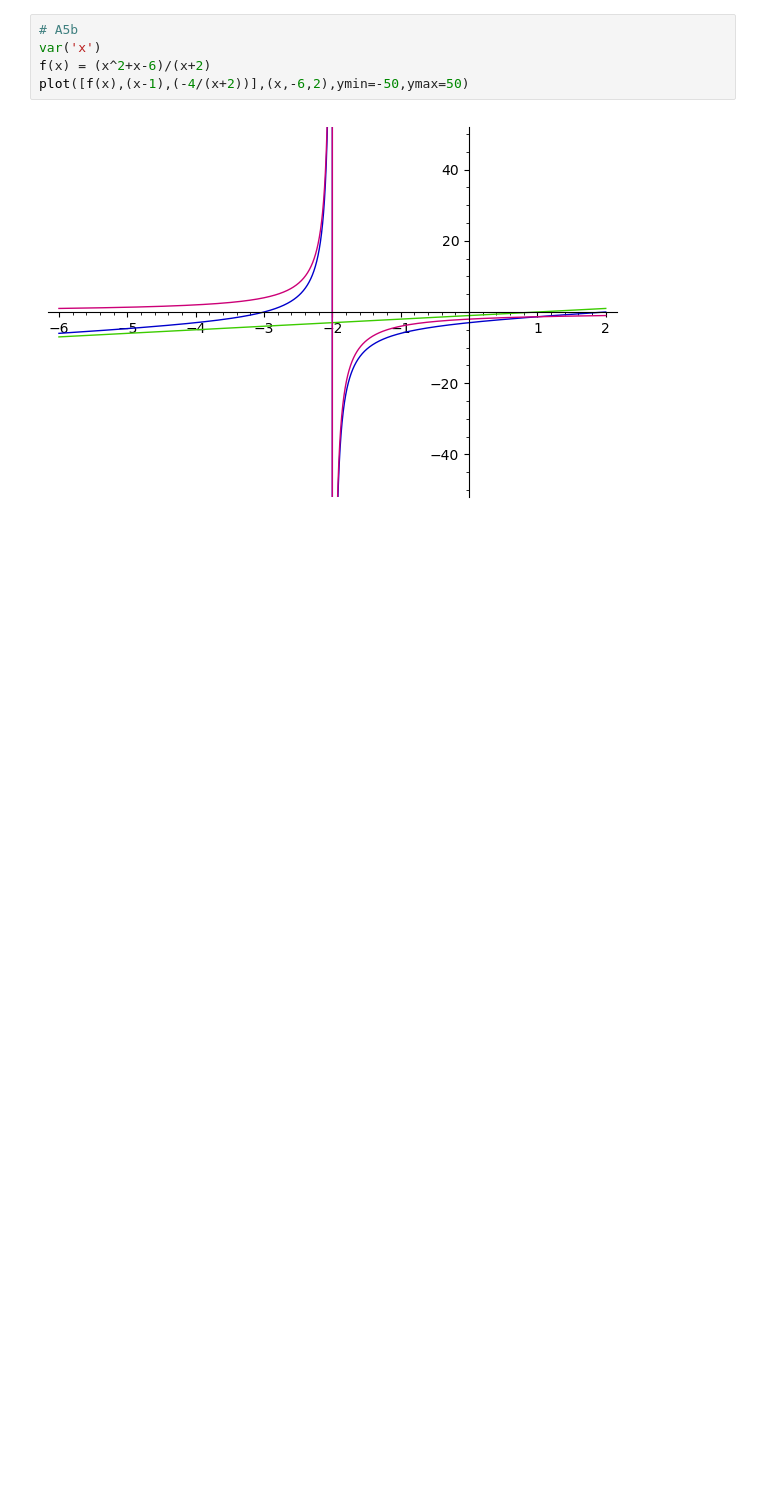
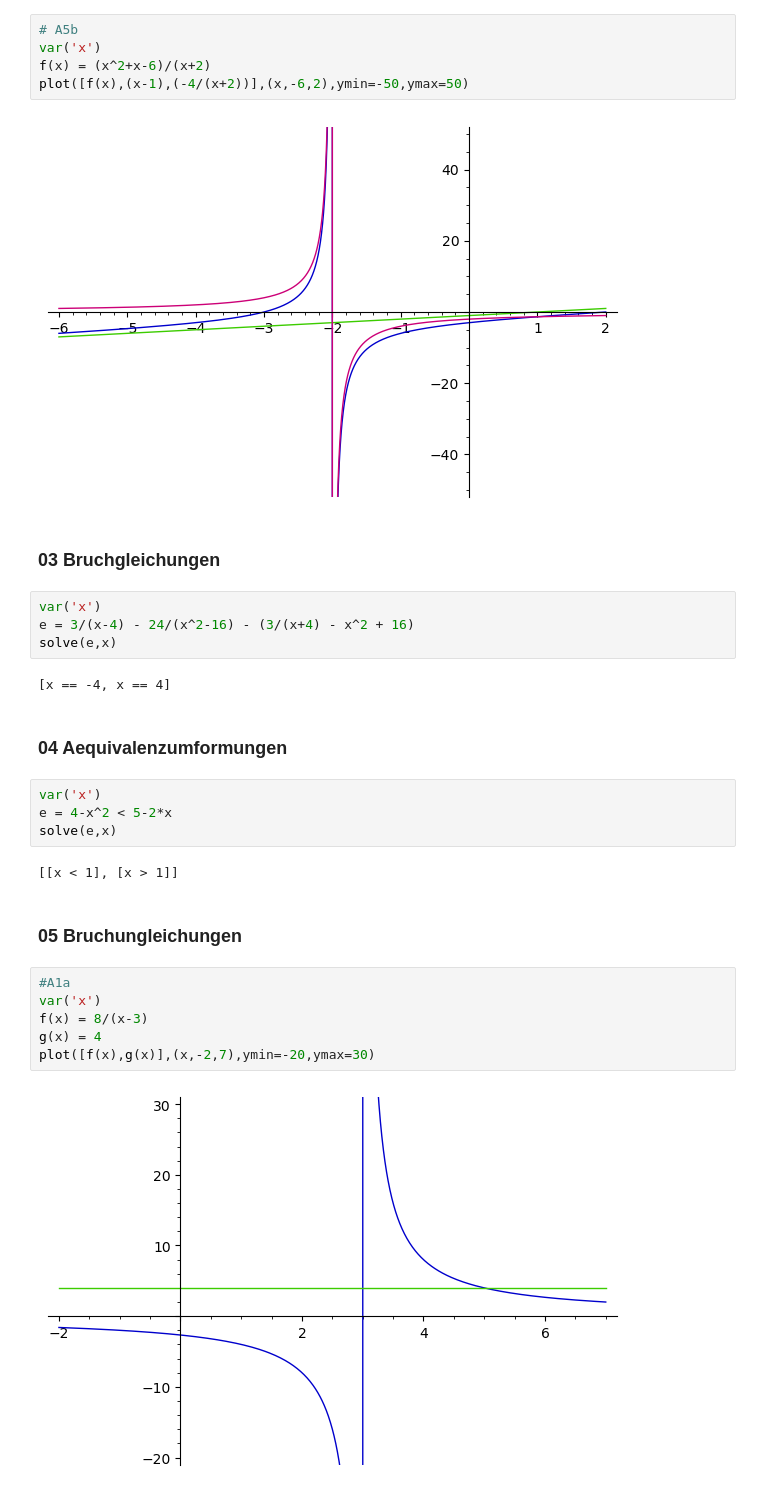
Before and after one commit to ktheu/MathePlus, a Jupyter notebook: gleichungen/vorlagen/vorlagen.ipynb, the cells around one changed output. Cells and saved outputs as stored; diff of their text form; blank space fills up the shorter version.

```diff
--- a/gleichungen/vorlagen/vorlagen.ipynb
+++ b/gleichungen/vorlagen/vorlagen.ipynb
@@ -70,3 +70,29 @@ f(x) = (x^2+x-6)/(x+2)
 plot([f(x),(x-1),(-4/(x+2))],(x,-6,2),ymin=-50,ymax=50)
 # %% [output]
 [figure]
+# %% [markdown]
+### 03 Bruchgleichungen
+# %%
+var('x')
+e = 3/(x-4) - 24/(x^2-16) - (3/(x+4) - x^2 + 16)
+solve(e,x)
+# %% [output]
+[x == -4, x == 4]
+# %% [markdown]
+### 04 Aequivalenzumformungen
+# %%
+var('x')
+e = 4-x^2 < 5-2*x
+solve(e,x)
+# %% [output]
+[[x < 1], [x > 1]]
+# %% [markdown]
+### 05 Bruchungleichungen
+# %%
+#A1a
+var('x')
+f(x) = 8/(x-3)
+g(x) = 4
+plot([f(x),g(x)],(x,-2,7),ymin=-20,ymax=30)
+# %% [output]
+[figure, added]
```
Also changed, not shown: parts of 21 cells of this notebook, 2 other files.
